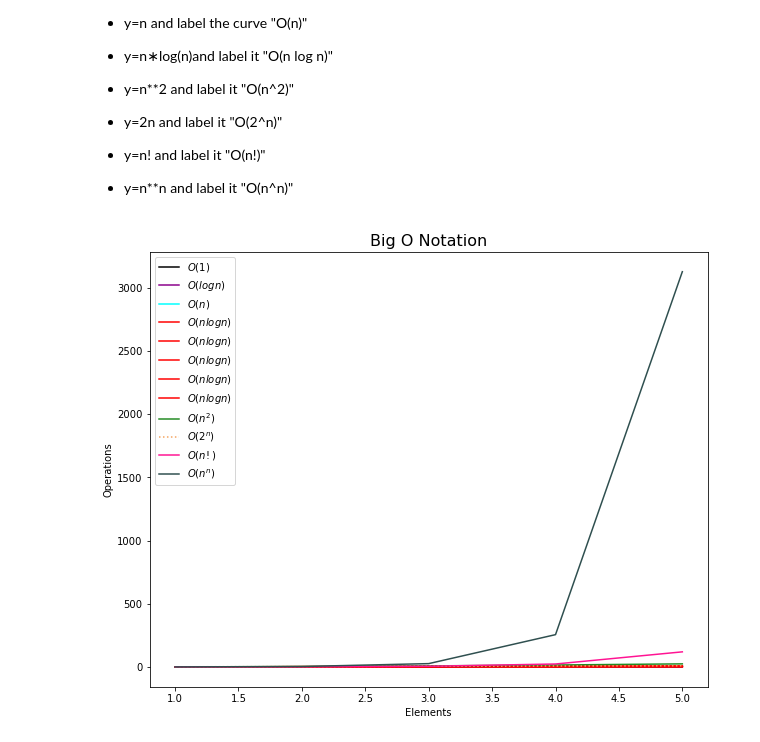
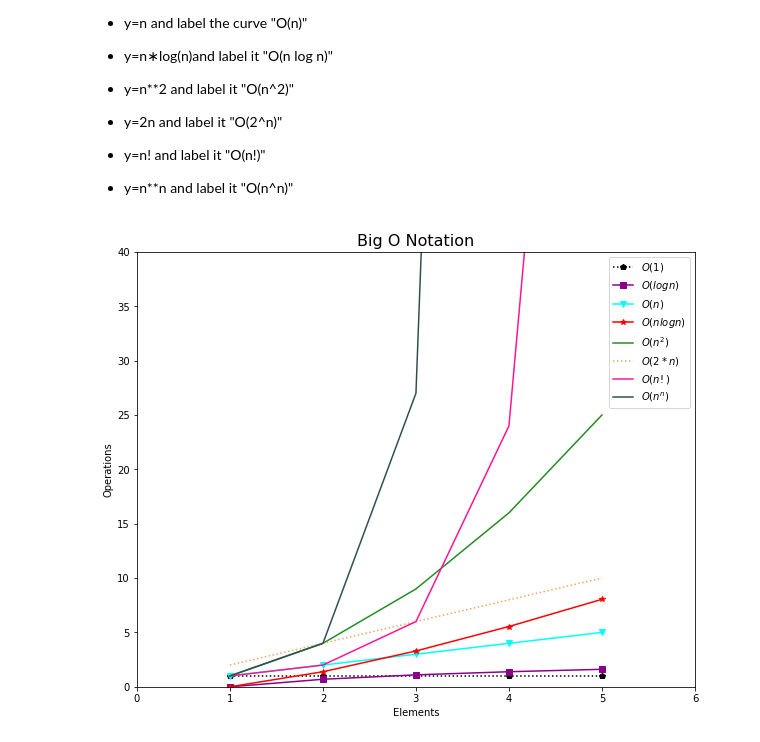
Before and after one commit to LinhQuach13/numpy-pandas-visualization-exercises, a Jupyter notebook: big_o_notation.ipynb, the cells around one changed output. Saved outputs shown, nothing was run; the diff lists cells and outputs as text; code cells hidden in the pictures.

```diff
--- a/big_o_notation.ipynb
+++ b/big_o_notation.ipynb
@@ -31,43 +31,46 @@ plt.ylabel('Operations')
 
 n = np.array([1,2,3,4,5])
 y = 0*n+1
-plt.plot(n, y, c='black', label='$O(1)$')
+plt.plot(n, y, c='black', marker= "p", ls=':', label='$O(1)$')
 
 n = np.array([1,2,3,4,5])
 y2 = [math.log(x) for x in n]
-plt.plot(n, y2, c='darkmagenta', label='$O(log n)$')
+plt.plot(n, y2, c='darkmagenta', marker= "s", label='$O(log n)$')
 
 
 n = np.array([1,2,3,4,5])
 y3 = n
-plt.plot(n, y3, c='cyan', label='$O(n)$')
+plt.plot(n, y3, c='cyan', marker= "v", label='$O(n)$')
 
 
 n = np.array([1,2,3,4,5])
-y4 = [n* math.log(x) for x in n]
-plt.plot(n, y4, c='red', label='$O(n log n)$')
+y4 = [x* math.log(x) for x in n]
+plt.plot(n, y4, c='red', marker='*', label='$O(n log n)$')
 
 
 n = np.array([1,2,3,4,5])
 y5 = n**2
 plt.plot(n, y5, c='forestgreen', label='$O(n^2)$')
 
 
 n = np.array([1,2,3,4,5])
 y6 =2*n
-plt.plot(n, y6, c='sandybrown', ls=':', label='$O(2^n)$')
+plt.plot(n, y6, c='sandybrown', ls=':', label='$O(2*n)$')
 
 n= np.array([1,2,3,4,5])
 y7 = [math.factorial(x) for x in n]
 plt.plot(n, y7, c='deeppink', label='$O(n!)$')
 
 
 n = np.array([1,2,3,4,5])
 y8 = n**n
 plt.plot(n, y8, c='darkslategray', label='$O(n^n)$')
 
-plt.legend()
+
+plt.xlim(0,6)
+plt.ylim(0, 40)
+plt.legend(loc='upper right')
 
 plt.show()
 # %% [output]
-[figure, old version]
+[figure, new version]
```
